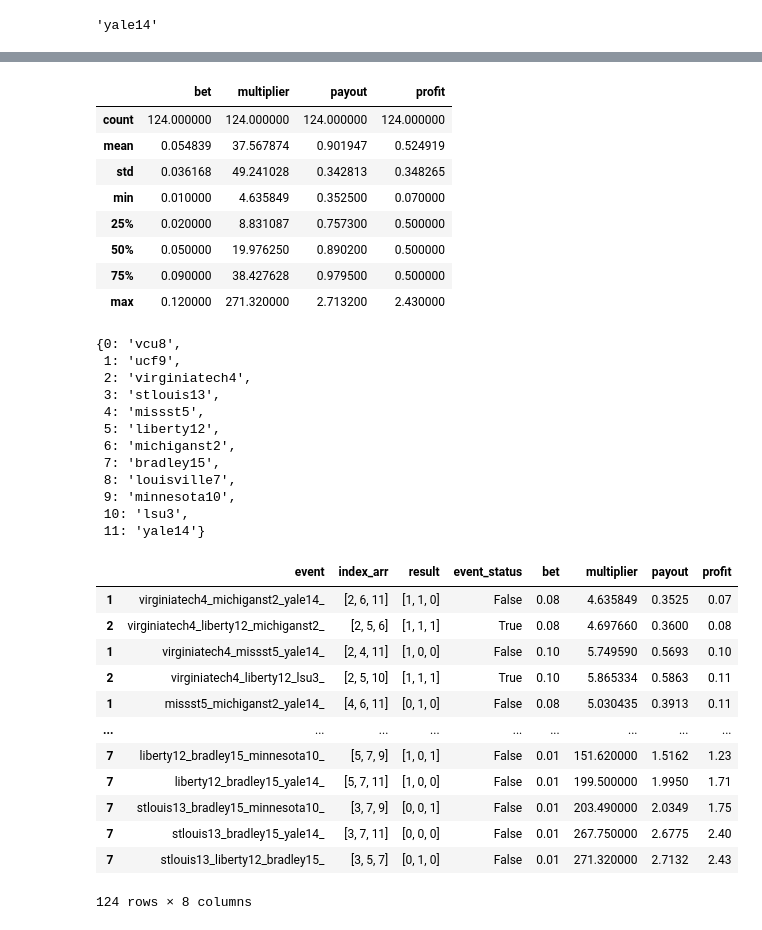
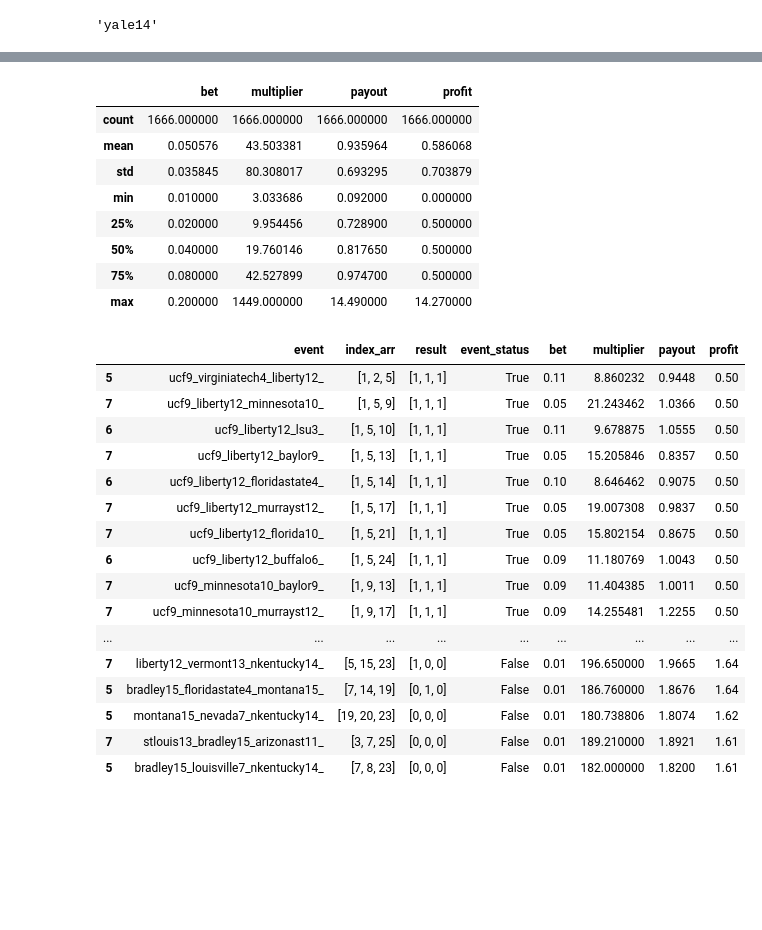
Before and after one commit to Rperry2174/SportsBook, a Jupyter notebook: tournament.ipynb, the cells around one changed output, grey strips where cells are left out. Saved outputs shown, nothing was run; the diff lists cells and outputs as text; code cells hidden in the pictures; blank space fills up the shorter version.

```diff
--- a/tournament.ipynb
+++ b/tournament.ipynb
@@ -21,8 +63,6 @@ lsu3 = MoneyLine(event="lsu3", bet_amount=100, odds=-335)
 yale14 = MoneyLine(event="yale14", bet_amount=100, odds=275)
 
 
-# maryland6 = MoneyLine(event="maryland6", bet_amount=100, odds=220)
-# belmont11 = MoneyLine(event="belmont11", bet_amount=100, odds=220)
 
 east_region_binaries = [
     [vcu8, ucf9],
@@ -42,6 +82,11 @@ east_region_results = [
     [1, 0],
 ]
 
+
+binaries = east_region_binaries + west_region_binaries
+results = east_region_results + west_region_results
+
+
 def create_dicts(in_binaries, in_results):
     ml_lookup = {}
     ml_win_lookup = {}
@@ -58,7 +103,7 @@ def create_dicts(in_binaries, in_results):
 
     return ml_lookup, ml_win_lookup
 
-ml_lookup, ml_outcome_lookup = create_dicts(east_region_binaries, east_region_results)
+ml_lookup, ml_outcome_lookup = create_dicts(binaries, results)
 # %%
 ml_lookup
 # %% [output]
@@ -82,7 +148,7 @@ ml_outcome_lookup
 def findsubsets(s, n):
     return list(itertools.combinations(s, n))
 
-TOURNEY_SIZE = len(east_region_binaries)
+TOURNEY_SIZE = len(binaries)
 SELECT_NUM = 3
 s = set()
 n = SELECT_NUM
@@ -123,13 +186,13 @@ for i in range(len(all_subsets)):
     parlay_binaries = []
     for i in range(len(current_subset)):
         index = current_subset[i]
-        parlay_binaries.append(east_region_binaries[index])
+        parlay_binaries.append(binaries[index])
 
     ps = ParlaySystem(binaries=parlay_binaries,
                     target_profit=0.50,
                     bounds=(0.01, 30),
                     binary_index_arr=list(current_subset),
-                    binary_results_arr=east_region_results,
+                    binary_results_arr=results,
                     index_to_ml=ml_lookup,
                     index_to_outcome=ml_outcome_lookup
                     )
@@ -255,48 +285,37 @@ hl
 # %%
 positive_df = df.loc[df.profit >= 0]
-positive_df = positive_df.sort_values(by=['profit'])
+positive_df = positive_df.sort_values(by=['event_status', 'profit'], ascending=[False, False])
 positive_df.describe()
 # %% [output]
 |  | bet | multiplier | payout | profit |
-| count | 124.000000 | 124.000000 | 124.000000 | 124.000000 |
-| mean | 0.054839 | 37.567874 | 0.901947 | 0.524919 |
-| std | 0.036168 | 49.241028 | 0.342813 | 0.348265 |
-| min | 0.010000 | 4.635849 | 0.352500 | 0.070000 |
-| 25% | 0.020000 | 8.831087 | 0.757300 | 0.500000 |
-| 50% | 0.050000 | 19.976250 | 0.890200 | 0.500000 |
-| 75% | 0.090000 | 38.427628 | 0.979500 | 0.500000 |
-| max | 0.120000 | 271.320000 | 2.713200 | 2.430000 |
+| count | 1666.000000 | 1666.000000 | 1666.000000 | 1666.000000 |
+| mean | 0.050576 | 43.503381 | 0.935964 | 0.586068 |
+| std | 0.035845 | 80.308017 | 0.693295 | 0.703879 |
+| min | 0.010000 | 3.033686 | 0.092000 | 0.000000 |
+| 25% | 0.020000 | 9.954456 | 0.728900 | 0.500000 |
+| 50% | 0.040000 | 19.760146 | 0.817650 | 0.500000 |
+| 75% | 0.080000 | 42.527899 | 0.974700 | 0.500000 |
+| max | 0.200000 | 1449.000000 | 14.490000 | 14.270000 |
-# %%
-ml_lookup
-# %% [output]
-{0: 'vcu8',
- 1: 'ucf9',
- 2: 'virginiatech4',
- 3: 'stlouis13',
- 4: 'missst5',
- 5: 'liberty12',
- 6: 'michiganst2',
- 7: 'bradley15',
- 8: 'louisville7',
- 9: 'minnesota10',
- 10: 'lsu3',
- 11: 'yale14'}
 # %%
-positive_df
+positive_df.head(200)
 # %% [output]
 |  | event | index_arr | result | event_status | bet | multiplier | payout | profit |
-| 1 | virginiatech4_michiganst2_yale14_ | [2, 6, 11] | [1, 1, 0] | False | 0.08 | 4.635849 | 0.3525 | 0.07 |
-| 2 | virginiatech4_liberty12_michiganst2_ | [2, 5, 6] | [1, 1, 1] | True | 0.08 | 4.697660 | 0.3600 | 0.08 |
-| 1 | virginiatech4_missst5_yale14_ | [2, 4, 11] | [1, 0, 0] | False | 0.10 | 5.749590 | 0.5693 | 0.10 |
-| 2 | virginiatech4_liberty12_lsu3_ | [2, 5, 10] | [1, 1, 1] | True | 0.10 | 5.865334 | 0.5863 | 0.11 |
-| 1 | missst5_michiganst2_yale14_ | [4, 6, 11] | [0, 1, 0] | False | 0.08 | 5.030435 | 0.3913 | 0.11 |
+| 5 | ucf9_virginiatech4_liberty12_ | [1, 2, 5] | [1, 1, 1] | True | 0.11 | 8.860232 | 0.9448 | 0.50 |
+| 7 | ucf9_liberty12_minnesota10_ | [1, 5, 9] | [1, 1, 1] | True | 0.05 | 21.243462 | 1.0366 | 0.50 |
+| 6 | ucf9_liberty12_lsu3_ | [1, 5, 10] | [1, 1, 1] | True | 0.11 | 9.678875 | 1.0555 | 0.50 |
+| 7 | ucf9_liberty12_baylor9_ | [1, 5, 13] | [1, 1, 1] | True | 0.05 | 15.205846 | 0.8357 | 0.50 |
+| 6 | ucf9_liberty12_floridastate4_ | [1, 5, 14] | [1, 1, 1] | True | 0.10 | 8.646462 | 0.9075 | 0.50 |
+| 7 | ucf9_liberty12_murrayst12_ | [1, 5, 17] | [1, 1, 1] | True | 0.05 | 19.007308 | 0.9837 | 0.50 |
+| 7 | ucf9_liberty12_florida10_ | [1, 5, 21] | [1, 1, 1] | True | 0.05 | 15.802154 | 0.8675 | 0.50 |
+| 6 | ucf9_liberty12_buffalo6_ | [1, 5, 24] | [1, 1, 1] | True | 0.09 | 11.180769 | 1.0043 | 0.50 |
+| 7 | ucf9_minnesota10_baylor9_ | [1, 9, 13] | [1, 1, 1] | True | 0.09 | 11.404385 | 1.0011 | 0.50 |
+| 7 | ucf9_minnesota10_murrayst12_ | [1, 9, 17] | [1, 1, 1] | True | 0.09 | 14.255481 | 1.2255 | 0.50 |
 | ... | ... | ... | ... | ... | ... | ... | ... | ... |
-| 7 | liberty12_bradley15_minnesota10_ | [5, 7, 9] | [1, 0, 1] | False | 0.01 | 151.620000 | 1.5162 | 1.23 |
-| 7 | liberty12_bradley15_yale14_ | [5, 7, 11] | [1, 0, 0] | False | 0.01 | 199.500000 | 1.9950 | 1.71 |
-| 7 | stlouis13_bradley15_minnesota10_ | [3, 7, 9] | [0, 0, 1] | False | 0.01 | 203.490000 | 2.0349 | 1.75 |
-| 7 | stlouis13_bradley15_yale14_ | [3, 7, 11] | [0, 0, 0] | False | 0.01 | 267.750000 | 2.6775 | 2.40 |
-| 7 | stlouis13_liberty12_bradley15_ | [3, 5, 7] | [0, 1, 0] | False | 0.01 | 271.320000 | 2.7132 | 2.43 |
+| 7 | liberty12_vermont13_nkentucky14_ | [5, 15, 23] | [1, 0, 0] | False | 0.01 | 196.650000 | 1.9665 | 1.64 |
+| 5 | bradley15_floridastate4_montana15_ | [7, 14, 19] | [0, 1, 0] | False | 0.01 | 186.760000 | 1.8676 | 1.64 |
+| 5 | montana15_nevada7_nkentucky14_ | [19, 20, 23] | [0, 0, 0] | False | 0.01 | 180.738806 | 1.8074 | 1.62 |
+| 7 | stlouis13_bradley15_arizonast11_ | [3, 7, 25] | [0, 0, 0] | False | 0.01 | 189.210000 | 1.8921 | 1.61 |
+| 5 | bradley15_louisville7_nkentucky14_ | [7, 8, 23] | [0, 0, 0] | False | 0.01 | 182.000000 | 1.8200 | 1.61 |
-124 rows × 8 columns
 # %%
 positive_df.groupby('event_status').count()
 # %% [output]
```
Also changed, not shown: parts of 20 cells of this notebook, 1 other file.
